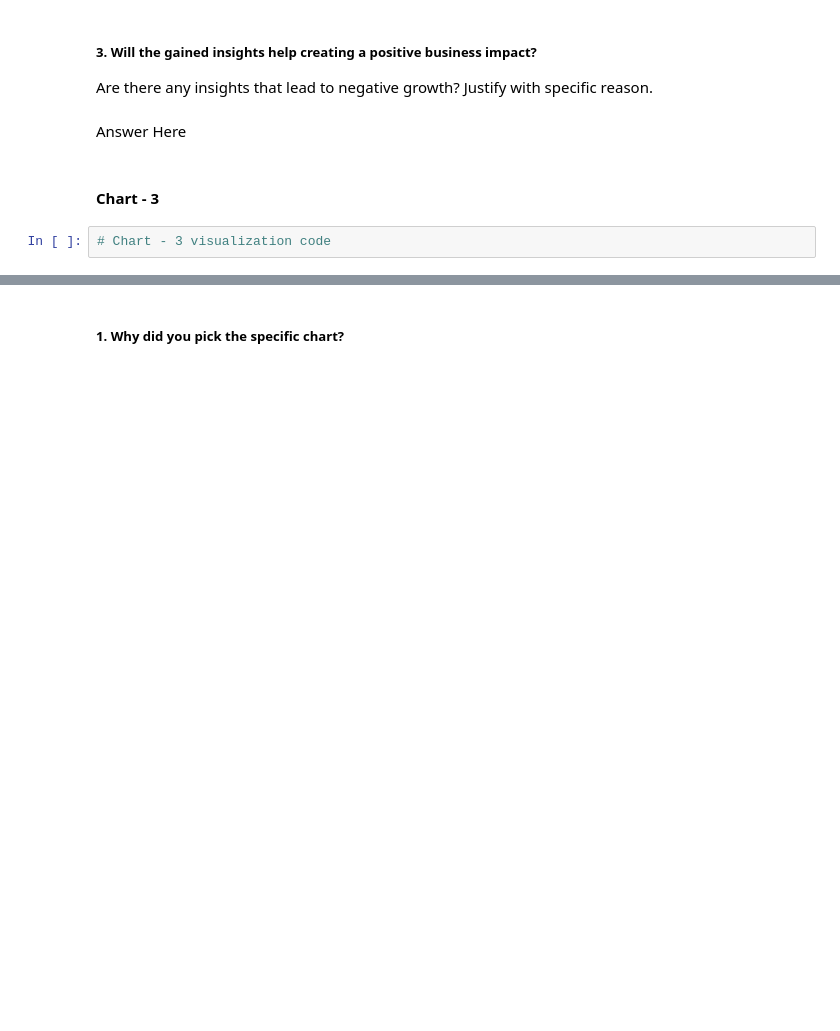
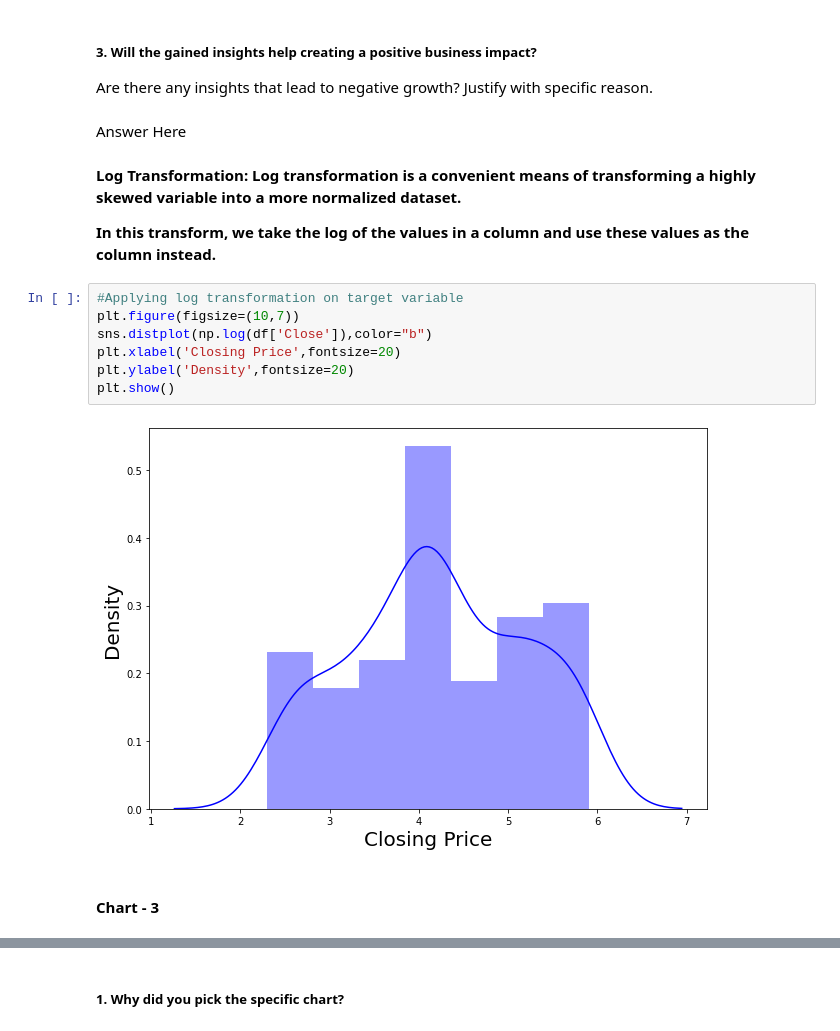
Before and after one commit to Asif-PA/YesBankStockPrediction, a Jupyter notebook: YesBankStockPrediction.ipynb, the cells around one changed output, grey strips where cells are left out. Cells and saved outputs as stored; diff of their text form; blank space fills up the shorter version.

```diff
--- a/YesBankStockPrediction.ipynb
+++ b/YesBankStockPrediction.ipynb
@@ -319,7 +363,18 @@ Answer Here
 Are there any insights that lead to negative growth? Justify with specific reason.
 # %% [markdown]
 Answer Here
+# %% [markdown]
+**Log Transformation: Log transformation is a convenient means of transforming a highly skewed variable into a more normalized dataset.**
+
+**In this transform, we take the log of the values in a column and use these values as the column instead.**
+# %%
+#Applying log transformation on target variable
+plt.figure(figsize=(10,7))
+sns.distplot(np.log(df['Close']),color="b")
+plt.xlabel('Closing Price',fontsize=20)
+plt.ylabel('Density',fontsize=20)
+plt.show()
+# %% [output]
+[figure, added]
 # %% [markdown]
 #### Chart - 3
-# %%
-# Chart - 3 visualization code
```
Also changed, not shown: parts of 199 cells of this notebook.
